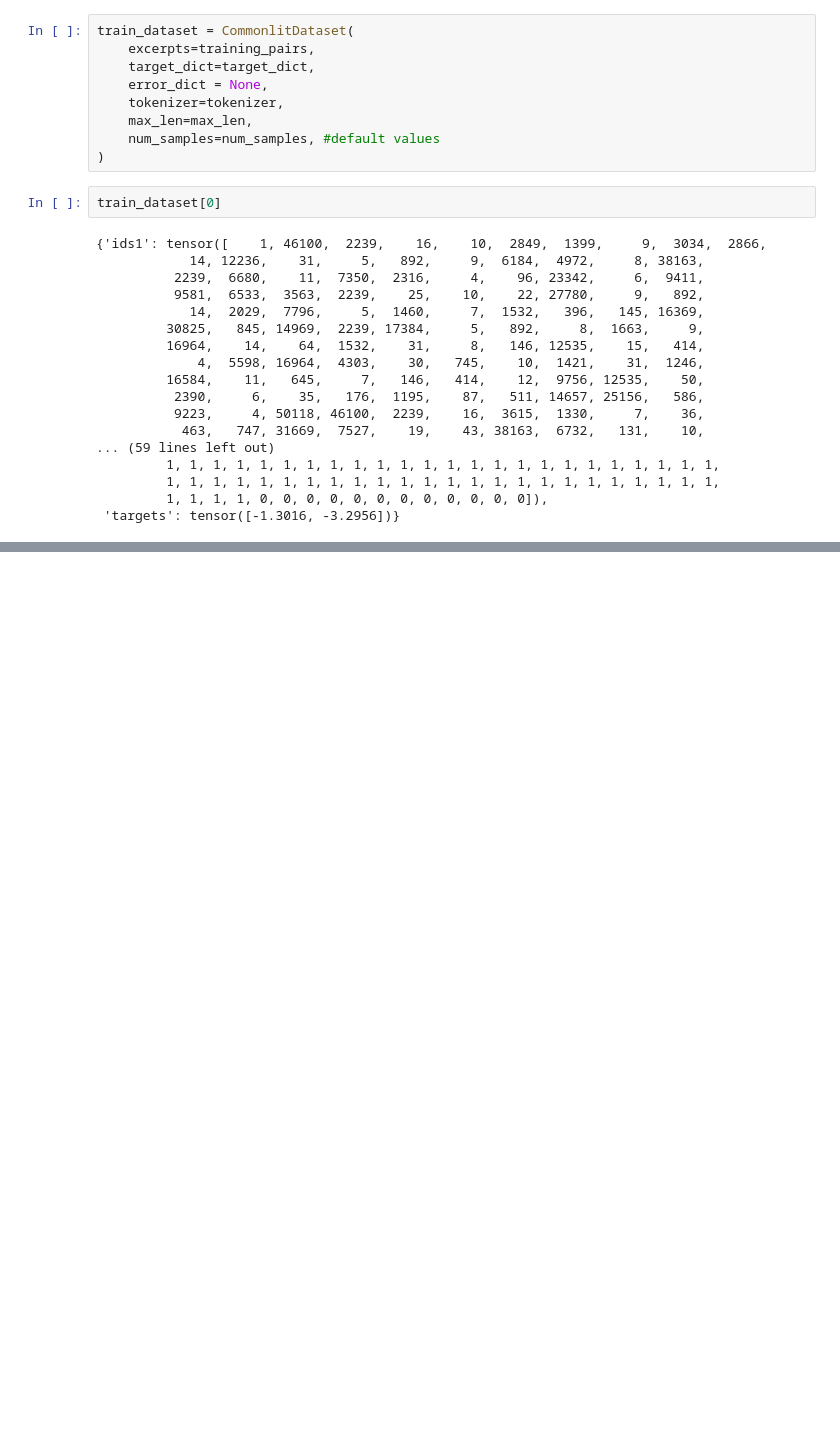
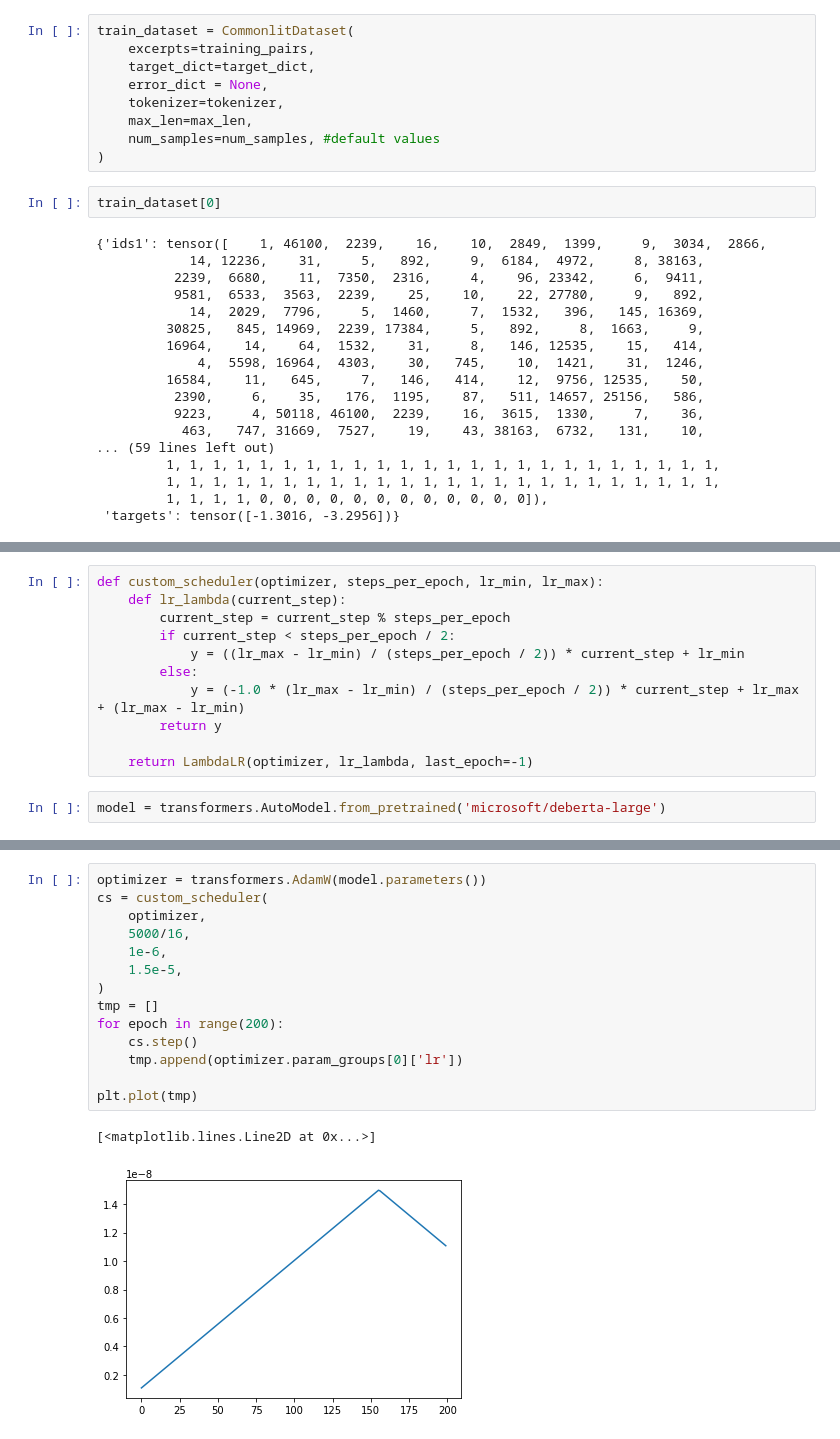
Before and after one commit to beifa/CommonLit, a Jupyter notebook: work_on_error_part4.ipynb, the cells around one changed output, grey strips where cells are left out. Cells and saved outputs as stored; diff of their text form; blank space fills up the shorter version.

Commit message:
check custom_scheduler

```diff
--- a/work_on_error_part4.ipynb
+++ b/work_on_error_part4.ipynb
@@ -304 +302,14 @@ model = CommonlitModel(
 )
+# %%
+def custom_scheduler(optimizer, steps_per_epoch, lr_min, lr_max):
+    def lr_lambda(current_step):
+        current_step = current_step % steps_per_epoch
+        if current_step < steps_per_epoch / 2:
+            y = ((lr_max - lr_min) / (steps_per_epoch / 2)) * current_step + lr_min
+        else:
+            y = (-1.0 * (lr_max - lr_min) / (steps_per_epoch / 2)) * current_step + lr_max + (lr_max - lr_min)
+        return y
+
+    return LambdaLR(optimizer, lr_lambda, last_epoch=-1)
+# %%
+model = transformers.AutoModel.from_pretrained('microsoft/deberta-large')
@@ -304,0 +320,17 @@ model = CommonlitModel(
+# %%
+optimizer = transformers.AdamW(model.parameters())
+cs = custom_scheduler(
+    optimizer,
+    5000/16,
+    1e-6,
+    1.5e-5,
+)
+tmp = []
+for epoch in range(200):
+    cs.step()
+    tmp.append(optimizer.param_groups[0]['lr'])
+
+plt.plot(tmp)
+# %% [output]
+[<matplotlib.lines.Line2D at 0x...>]
+[figure, added]
```
Also changed, not shown: parts of 4 cells of this notebook.
